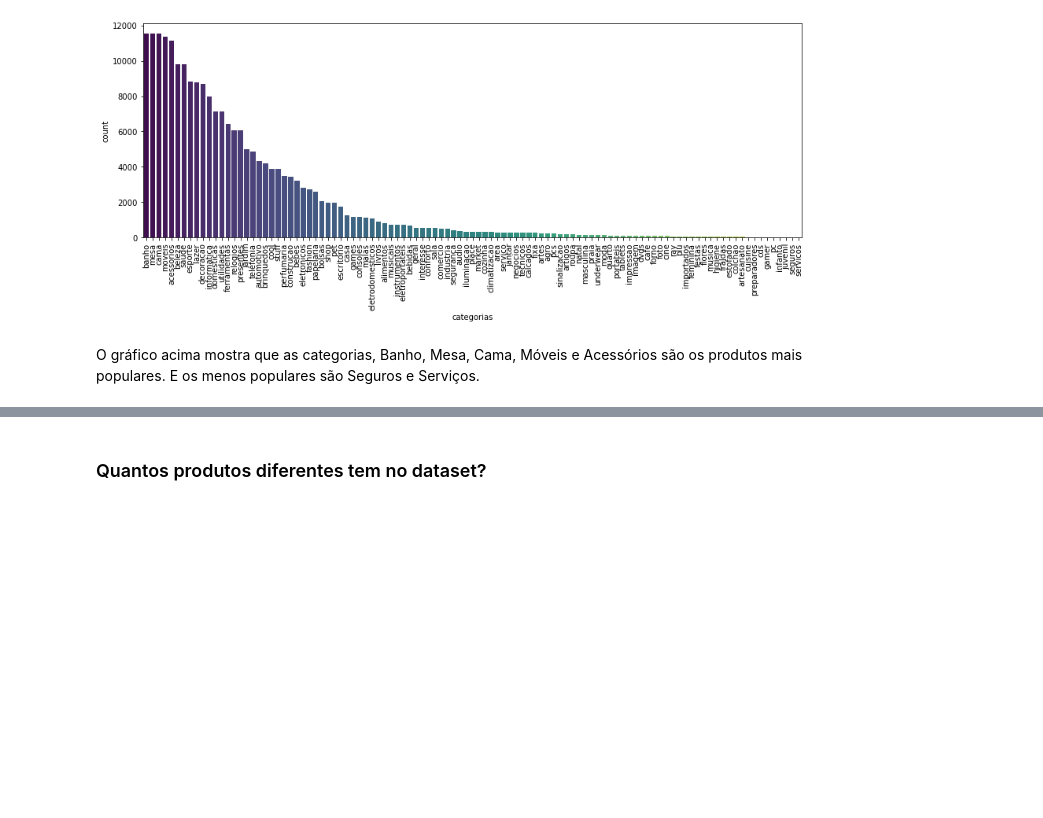
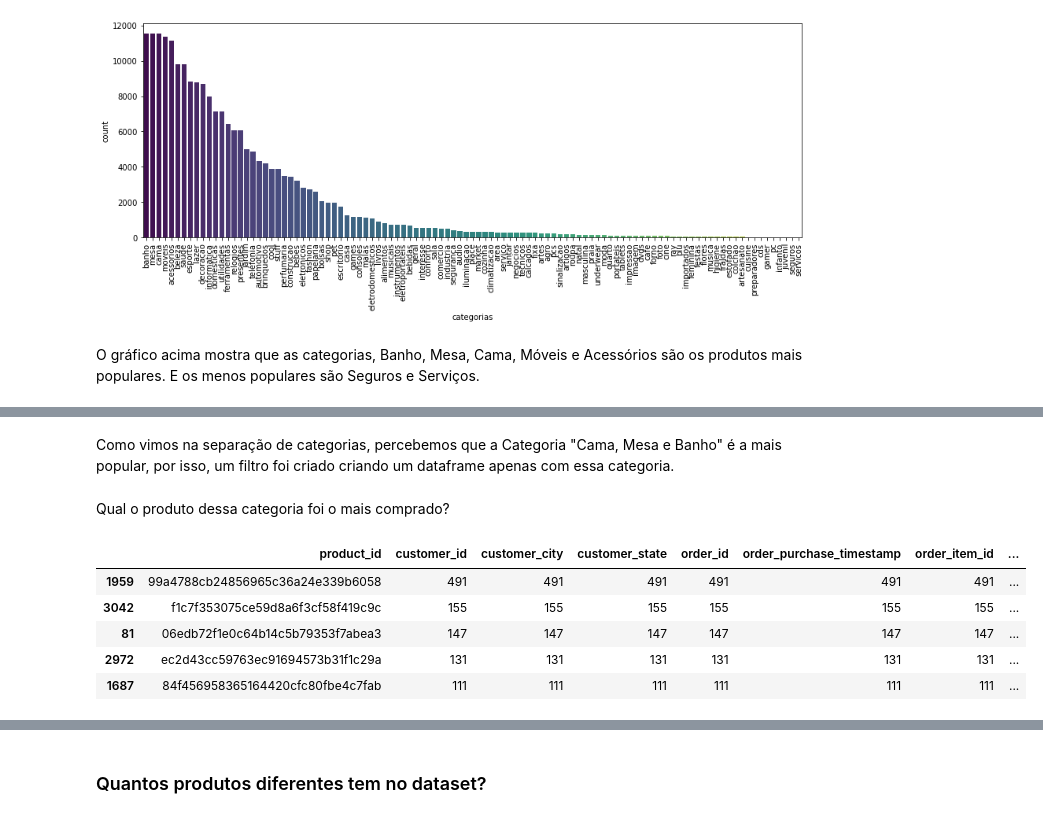
Before and after one commit to arcursino/credit-bureau, a Jupyter notebook: olist/recomendacao-baseado_conteudo.ipynb, the cells around one changed output, grey strips where cells are left out. Saved outputs shown, nothing was run; the diff lists cells and outputs as text; code cells hidden in the pictures; blank space fills up the shorter version.

```diff
--- a/olist/recomendacao-baseado_conteudo.ipynb
+++ b/olist/recomendacao-baseado_conteudo.ipynb
@@ -127,0 +140,18 @@ plt.show()
+# %% [markdown]
+Como vimos na separação de categorias, percebemos que a Categoria "Cama, Mesa e Banho" é a mais popular, por isso, um filtro foi criado criando um dataframe apenas com essa categoria.
+# %%
+prod_categoria = df.query('product_category_name == "cama_mesa_banho"')
+# %% [markdown]
+Qual o produto dessa categoria foi o mais comprado?
+# %%
+prod= prod_categoria.groupby(['product_id']).count().reset_index()
+prod = prod.sort_values(by='customer_id', ascending=False)
+prod = prod.nlargest(5, 'customer_id')
+prod
+# %% [output]
+|  | product_id | customer_id | customer_city | customer_state | order_id | order_purchase_timestamp | order_item_id | ... |
+| 1959 | 99a4788cb24856965c36a24e339b6058 | 491 | 491 | 491 | 491 | 491 | 491 | ... |
+| 3042 | f1c7f353075ce59d8a6f3cf58f419c9c | 155 | 155 | 155 | 155 | 155 | 155 | ... |
+| 81 | 06edb72f1e0c64b14c5b79353f7abea3 | 147 | 147 | 147 | 147 | 147 | 147 | ... |
+| 2972 | ec2d43cc59763ec91694573b31f1c29a | 131 | 131 | 131 | 131 | 131 | 131 | ... |
+| 1687 | 84f456958365164420cfc80fbe4c7fab | 111 | 111 | 111 | 111 | 111 | 111 | ... |
```
Also changed, not shown: parts of 27 cells of this notebook.
